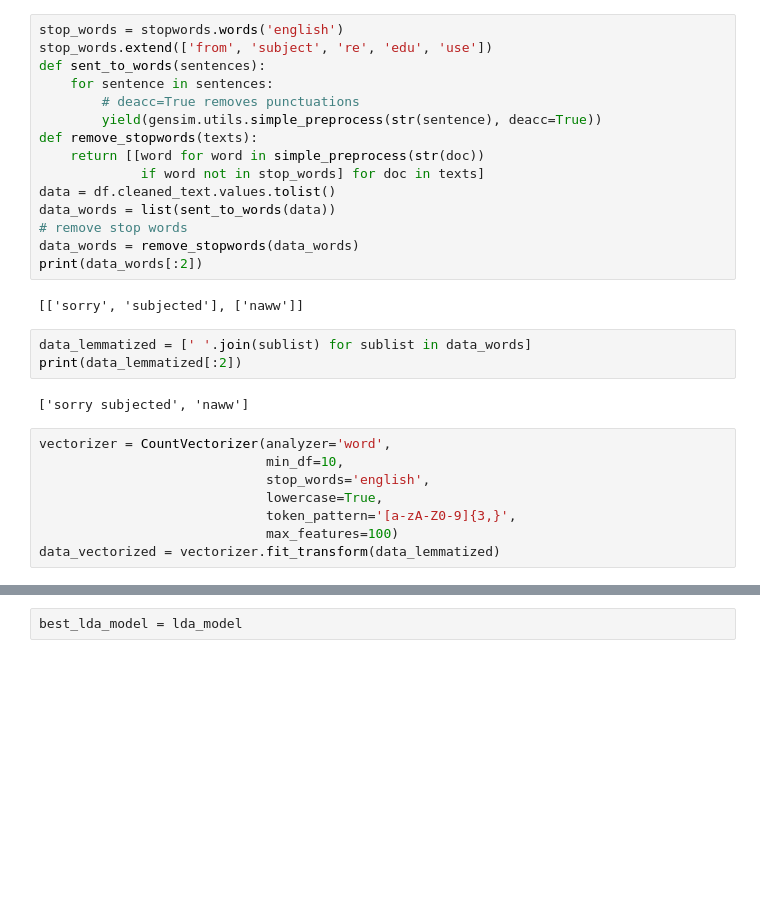
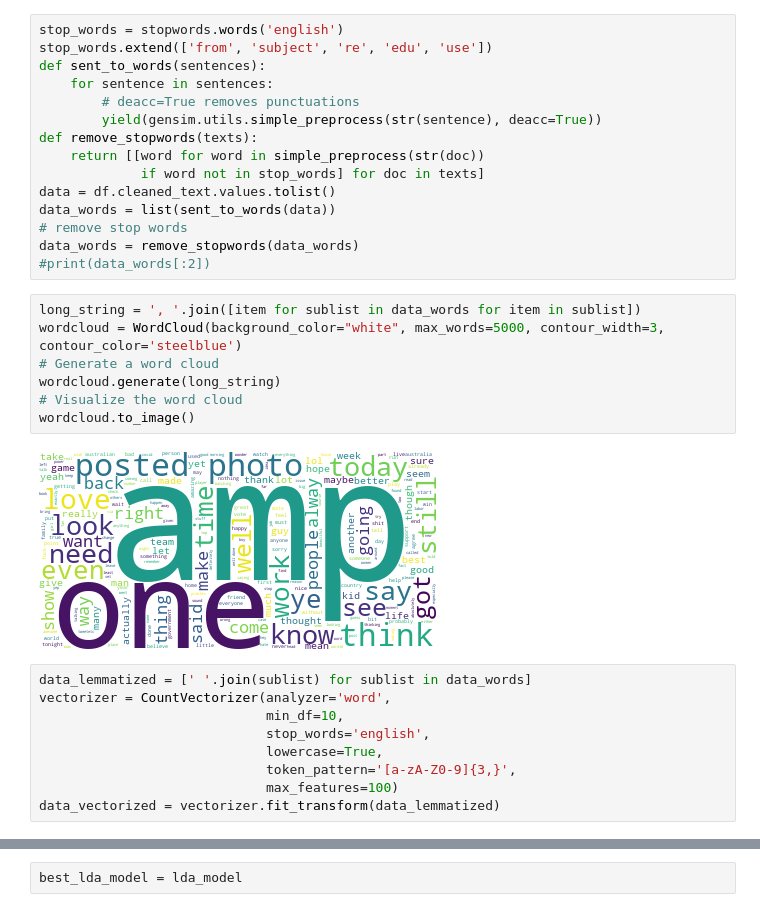
Before and after one commit to comp90024-group70/awesome-spider, a Jupyter notebook: LDA1.ipynb, the cells around one changed output, grey strips where cells are left out. Cells and saved outputs as stored; diff of their text form; blank space fills up the shorter version.

```diff
--- a/LDA1.ipynb
+++ b/LDA1.ipynb
@@ -46,15 +64,18 @@ data = df.cleaned_text.values.tolist()
 data_words = list(sent_to_words(data))
 # remove stop words
 data_words = remove_stopwords(data_words)
-print(data_words[:2])
+#print(data_words[:2])
-# %% [output]
-[['sorry', 'subjected'], ['naww']]
-# %%
-data_lemmatized = [' '.join(sublist) for sublist in data_words]
-print(data_lemmatized[:2])
-# %% [output]
-['sorry subjected', 'naww']
+# %%
+long_string = ', '.join([item for sublist in data_words for item in sublist])
+wordcloud = WordCloud(background_color="white", max_words=5000, contour_width=3, contour_color='steelblue')
+# Generate a word cloud
+wordcloud.generate(long_string)
+# Visualize the word cloud
+wordcloud.to_image()
+# %% [output]
+[figure, added]
 # %%
+data_lemmatized = [' '.join(sublist) for sublist in data_words]
 vectorizer = CountVectorizer(analyzer='word',
                              min_df=10,
                              stop_words='english',
```
Also changed, not shown: parts of 24 cells of this notebook, 5 other files.
